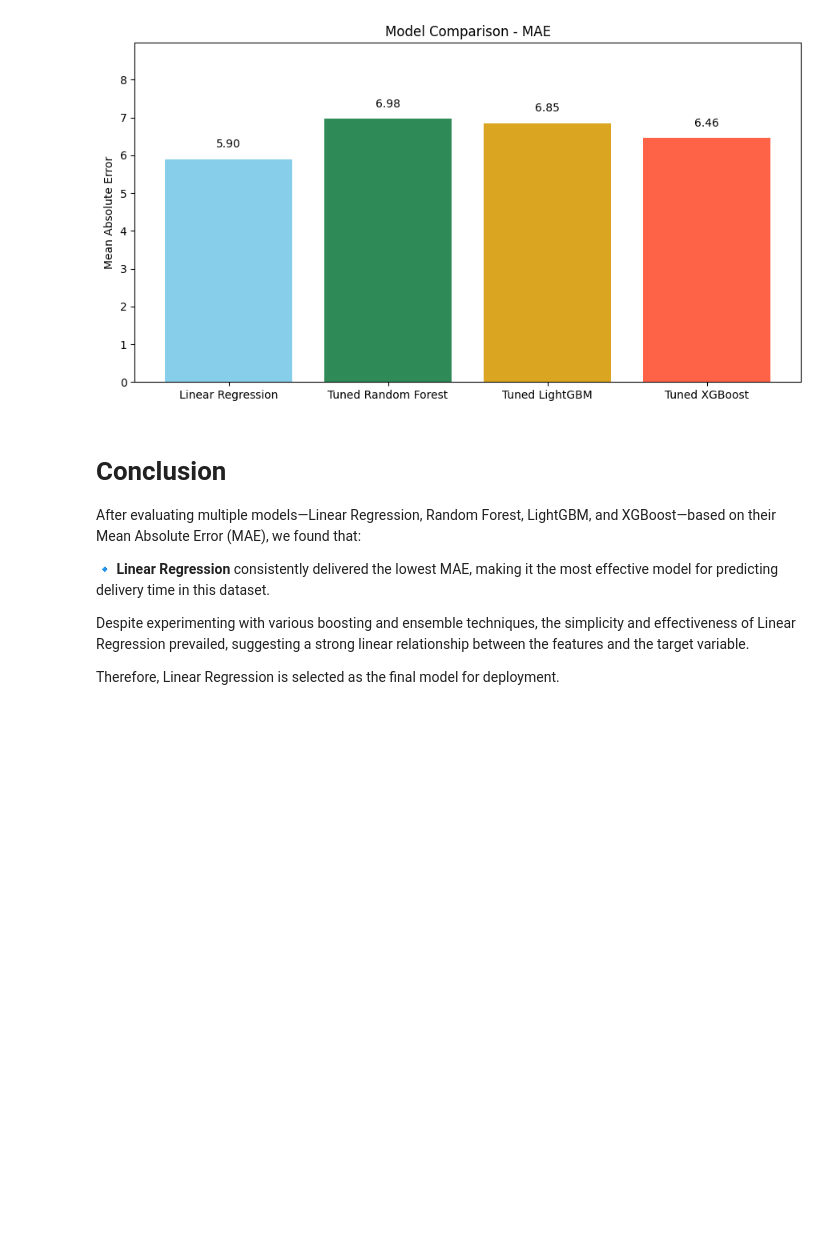
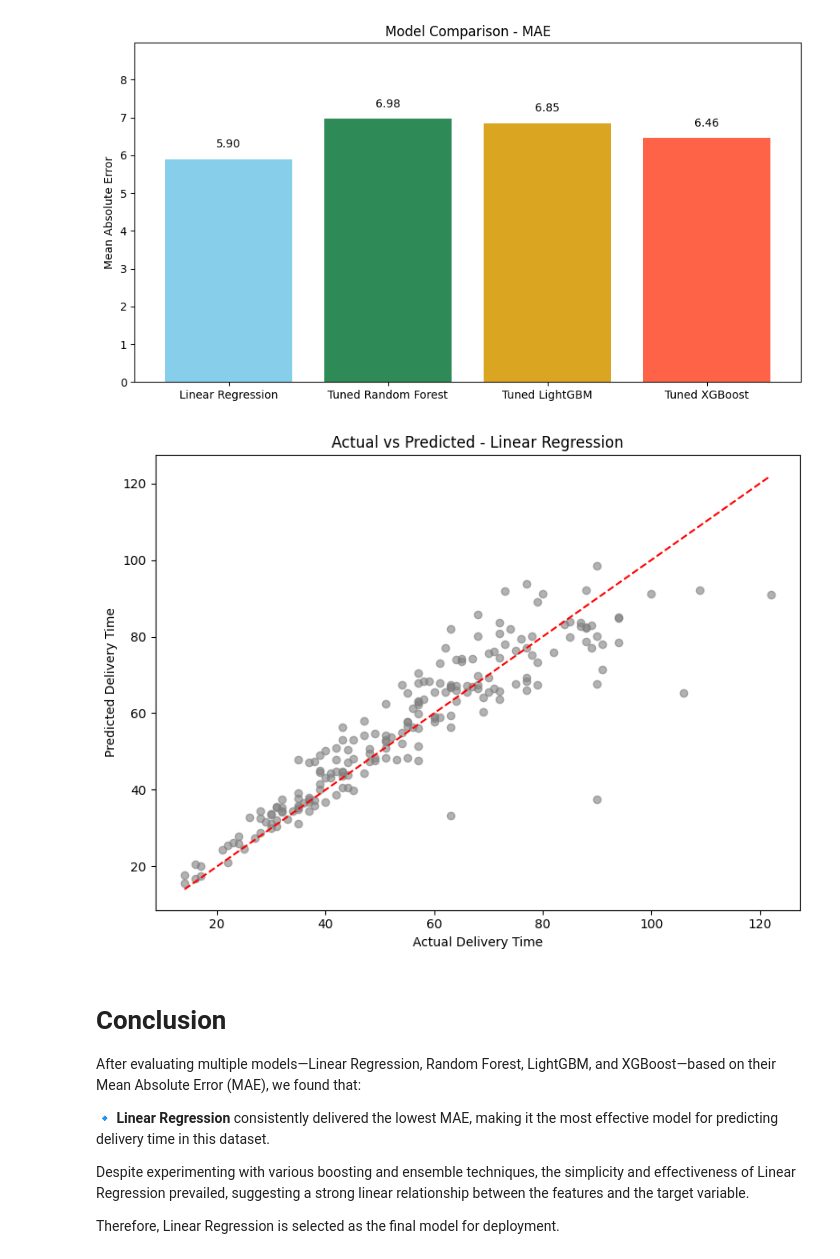
Before and after one commit to rfih/Data-Science-of-Food-Delivery-Case, a Jupyter notebook: food-delivery-time-prediction.ipynb, the cells around one changed output. Saved outputs shown, nothing was run; the diff lists cells and outputs as text; code cells hidden in the pictures; blank space fills up the shorter version.

```diff
--- a/food-delivery-time-prediction.ipynb
+++ b/food-delivery-time-prediction.ipynb
@@ -643,6 +643,17 @@ plt.tight_layout()
 plt.show()
 # %% [output]
 [figure]
+# %%
+plt.figure(figsize=(8, 6))
+plt.scatter(y_test, y_pred_lr, color='gray', alpha=0.6)
+plt.plot([y_test.min(), y_test.max()], [y_test.min(), y_test.max()], 'r--')
+plt.xlabel("Actual Delivery Time")
+plt.ylabel("Predicted Delivery Time")
+plt.title("Actual vs Predicted - Linear Regression")
+plt.tight_layout()
+plt.show()
+# %% [output]
+[figure, added]
 # %% [markdown]
 # Conclusion
 After evaluating multiple models—Linear Regression, Random Forest, LightGBM, and XGBoost—based on their Mean Absolute Error (MAE), we found that:
```
Also changed, not shown: parts of 3 cells of this notebook, 1 other file.
